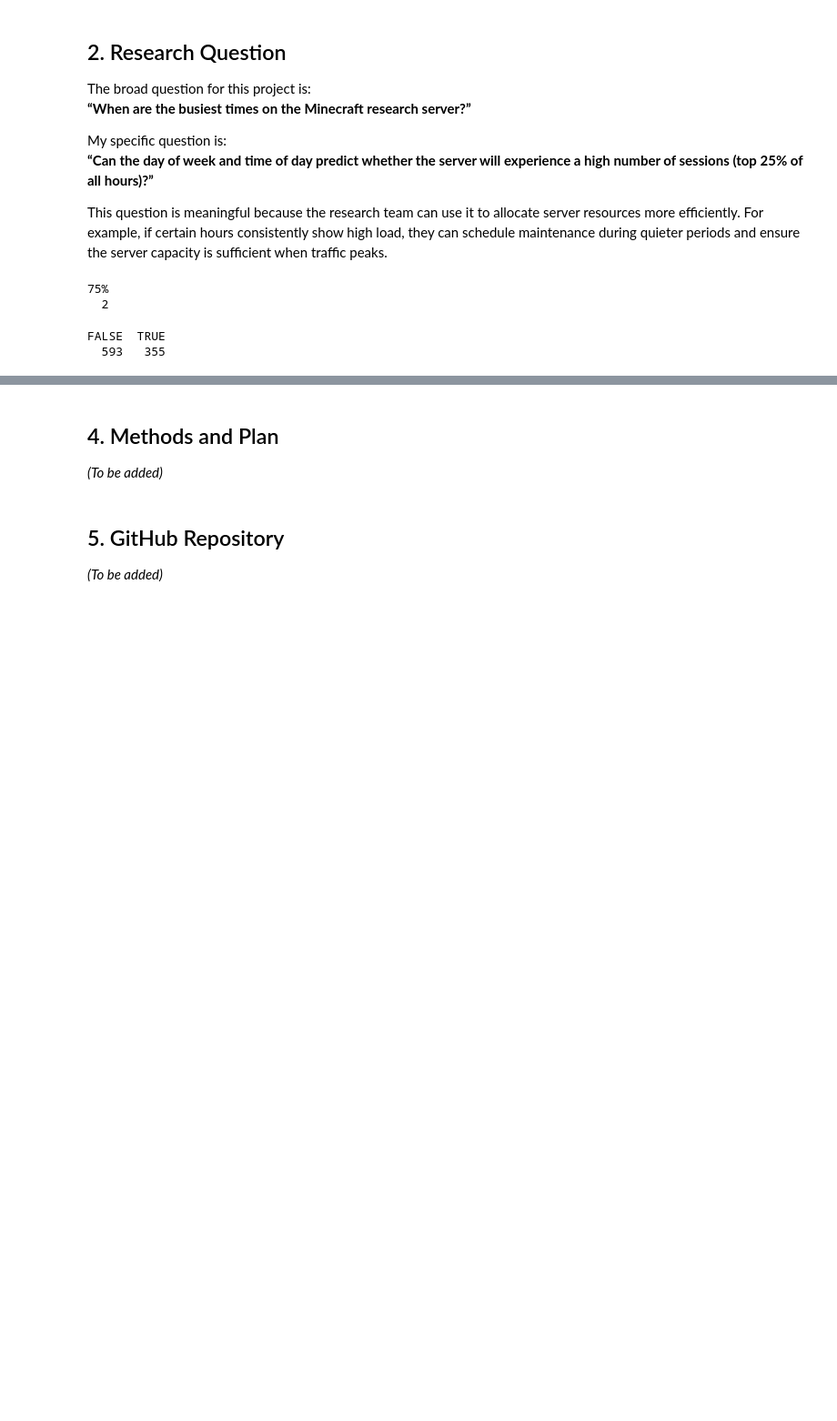
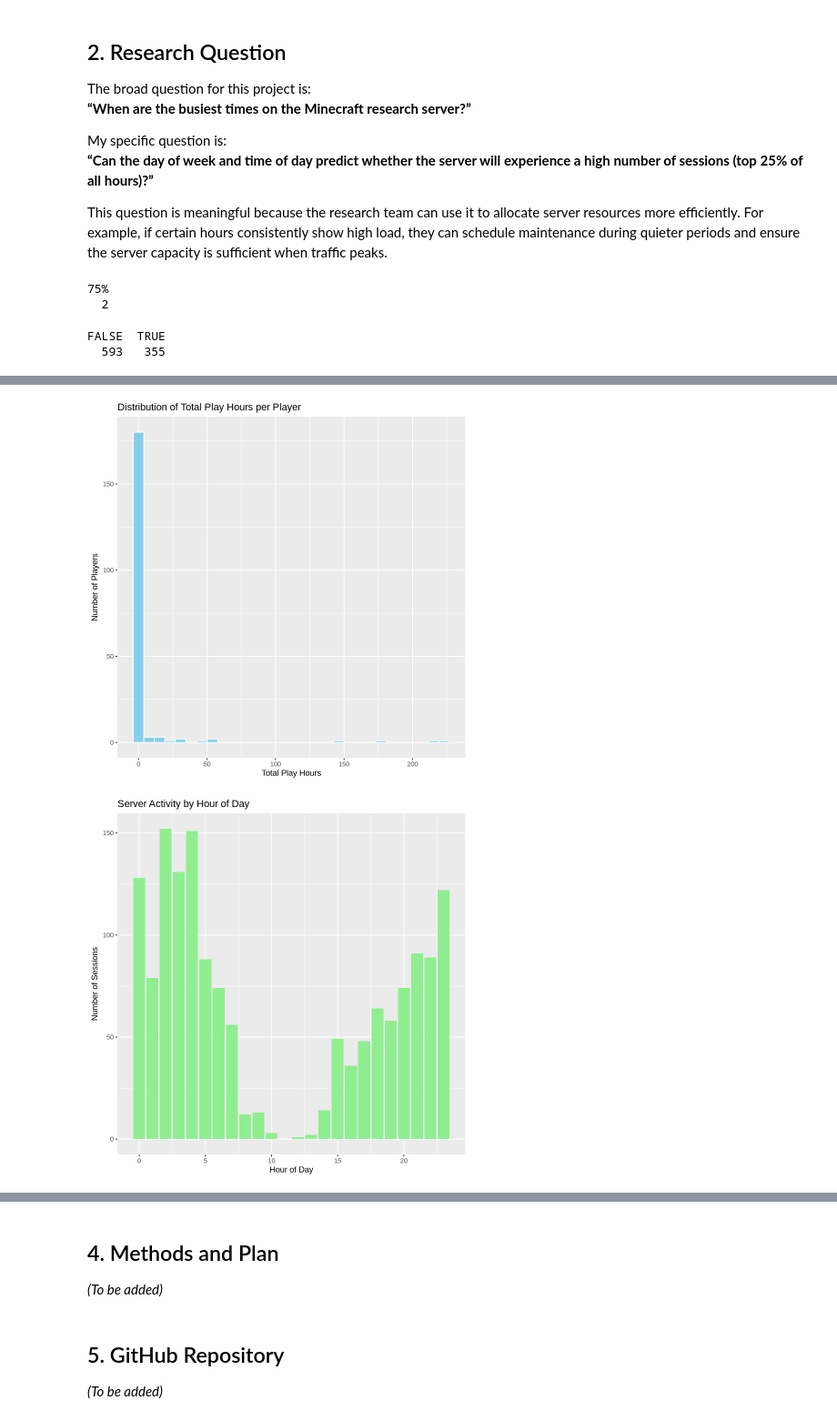
Before and after one commit to yuuko4517/dsci100-project-planning-angelshi, a Jupyter notebook: project_planning_angelshi.ipynb, the cells around one changed output, grey strips where cells are left out. Shown at 91% size. Cells and saved outputs as stored; diff of their text form; code cells hidden in the pictures; blank space fills up the shorter version.

Commit message:
Added Exploratory Data Analysis section with visualizations for play hours and session trends

```diff
--- a/project_planning_angelshi.ipynb
+++ b/project_planning_angelshi.ipynb
@@ -152,0 +156,34 @@ FALSE  TRUE
+# %%
+# Histogram of play hours
+ggplot(players, aes(x = played_hours)) +
+  geom_histogram(bins = 30, fill = "skyblue", color = "white") +
+  labs(
+    title = "Distribution of Total Play Hours per Player",
+    x = "Total Play Hours",
+    y = "Number of Players"
+  )
+
+# Sessions by hour of day
+sessions_processed |>
+  count(hour_of_day, name = "n_sessions") |>
+  ggplot(aes(x = hour_of_day, y = n_sessions)) +
+  geom_col(fill = "lightgreen") +
+  labs(
+    title = "Server Activity by Hour of Day",
+    x = "Hour of Day",
+    y = "Number of Sessions"
+  )
+
+# Heatmap of weekday × hour
+sessions_by_hour |>
+  ggplot(aes(x = hour_of_day, y = weekday, fill = n_sessions)) +
+  geom_tile() +
+  labs(
+    title = "Sessions per Hour by Day of Week",
+    x = "Hour of Day",
+    y = "Day of Week",
+    fill = "Sessions"
+  )
+# %% [output]
+[figure, added]
+[figure, added]
```
Also changed, not shown: parts of 2 cells of this notebook.
